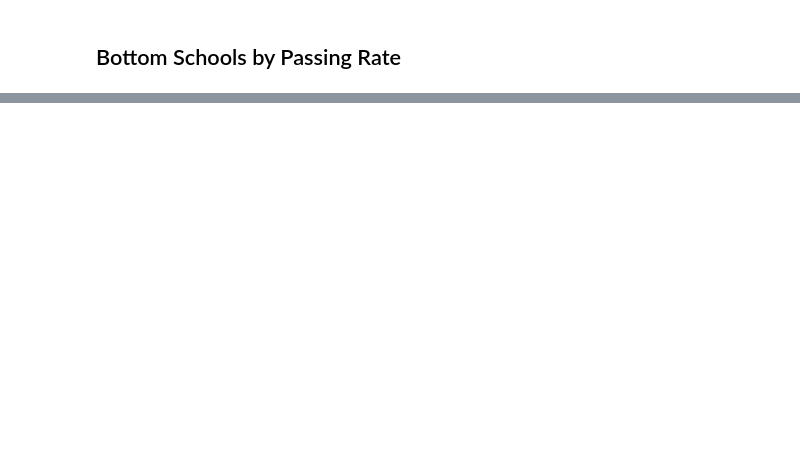
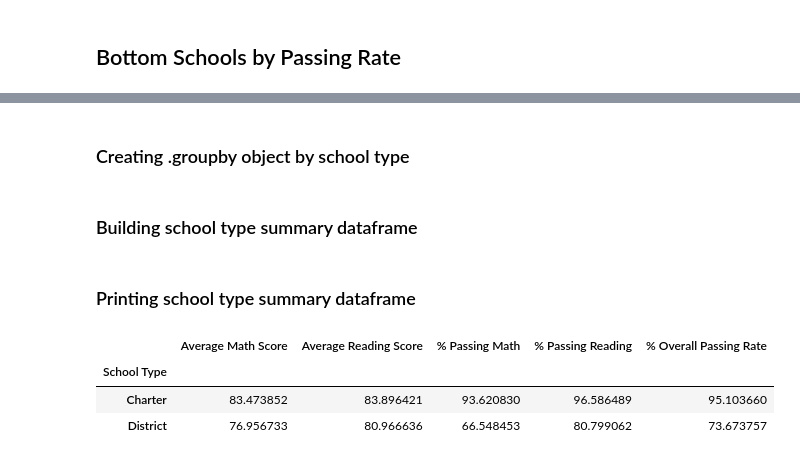
Before and after one commit to troypramsey/pandas-challenge, a Jupyter notebook: PyCitySchools.ipynb, the cells around one changed output, grey strips where cells are left out. Cells and saved outputs as stored; diff of their text form; code cells hidden in the pictures; blank space fills up the shorter version.

```diff
--- a/PyCitySchools.ipynb
+++ b/PyCitySchools.ipynb
@@ -165,0 +289,22 @@ reading_by_grade_df
+# %% [markdown]
+### Creating .groupby object by school type
+# %%
+school_type_grouped = school_group_df.groupby('School Type')
+# %% [markdown]
+### Building school type summary dataframe
+# %%
+school_type_df = pd.DataFrame()
+school_type_df['Average Math Score'] = school_type_grouped['Average Math Score'].mean()
+school_type_df['Average Reading Score'] = school_type_grouped['Average Reading Score'].mean()
+school_type_df['% Passing Math'] = school_type_grouped['% Passing Math'].mean()
+school_type_df['% Passing Reading'] = school_type_grouped['% Passing Reading'].mean()
+school_type_df['% Overall Passing Rate'] = school_type_grouped['% Overall Passing Rate'].mean()
+# %% [markdown]
+### Printing school type summary dataframe
+# %%
+school_type_df
+# %% [output]
+|  | Average Math Score | Average Reading Score | % Passing Math | % Passing Reading | % Overall Passing Rate |
+| School Type |  |  |  |  |  |
+| Charter | 83.473852 | 83.896421 | 93.620830 | 96.586489 | 95.103660 |
+| District | 76.956733 | 80.966636 | 66.548453 | 80.799062 | 73.673757 |
```
Also changed, not shown: parts of 51 cells of this notebook.
